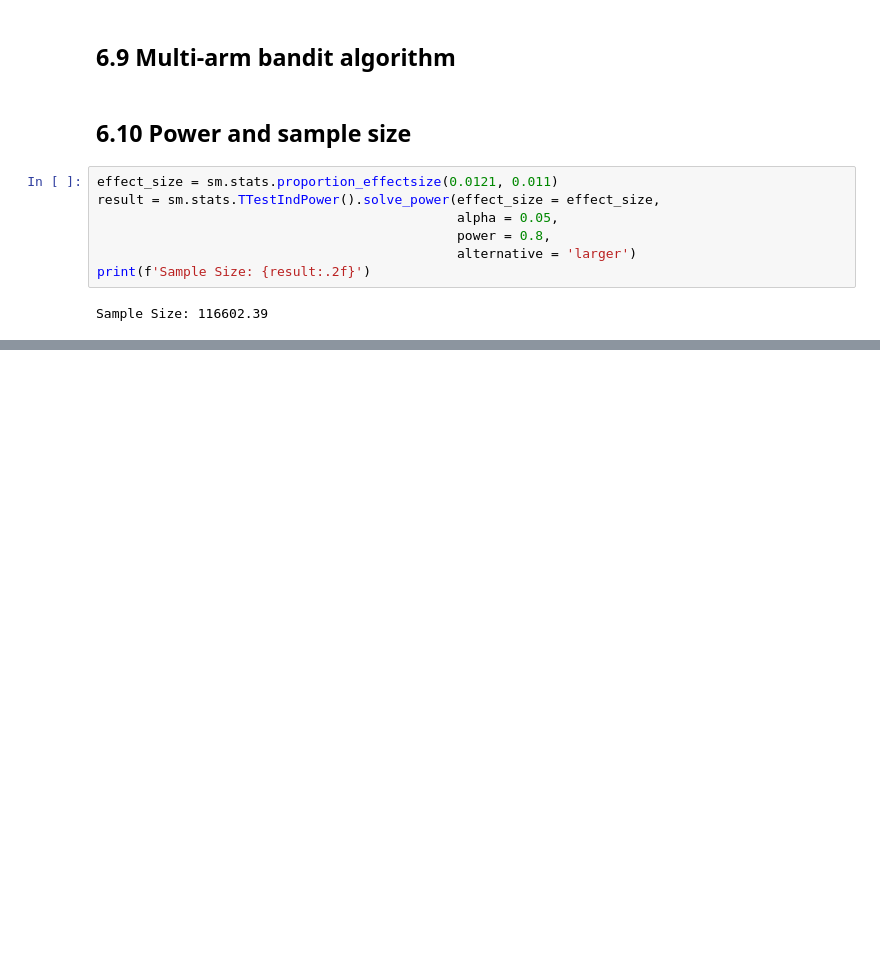
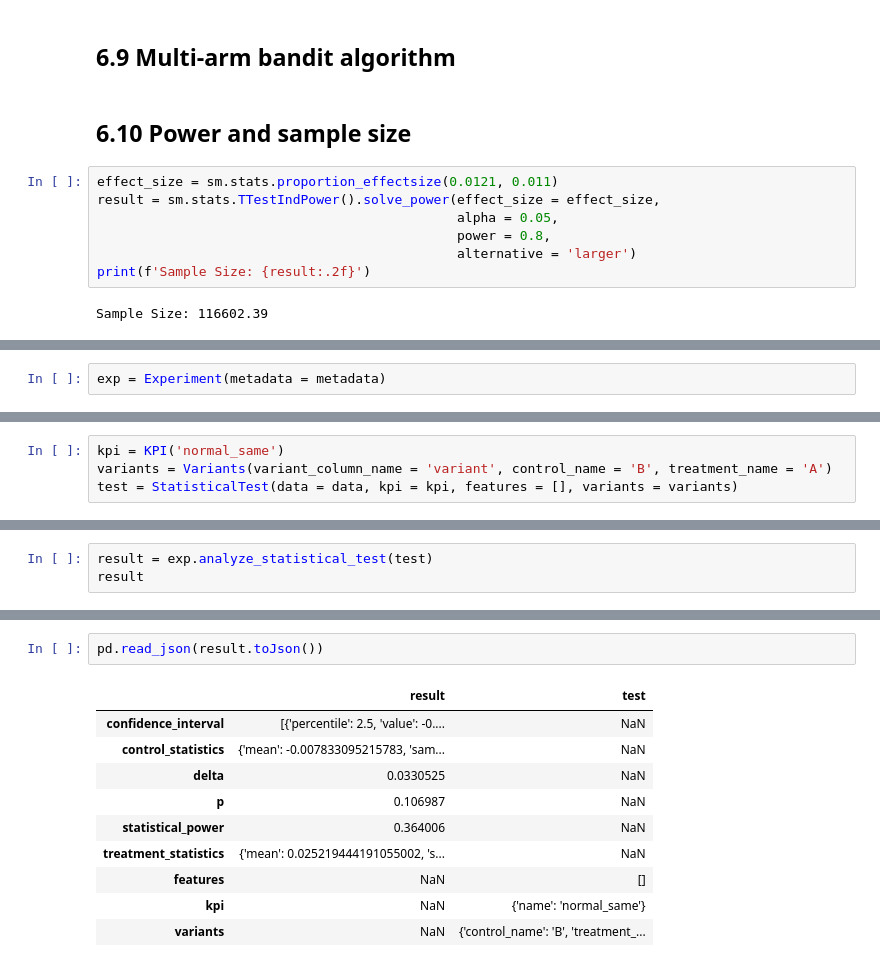
Before and after one commit to boyuan-li/BL-statistics, a Jupyter notebook: Statistics.ipynb, the cells around one changed output, grey strips where cells are left out. Cells and saved outputs as stored; diff of their text form; blank space fills up the shorter version.

```diff
--- a/Statistics.ipynb
+++ b/Statistics.ipynb
@@ -545,0 +582,2 @@ Sample Size: 116602.39
+# %%
+exp = Experiment(metadata = metadata)
@@ -545,0 +588,4 @@ Sample Size: 116602.39
+# %%
+kpi = KPI('normal_same')
+variants = Variants(variant_column_name = 'variant', control_name = 'B', treatment_name = 'A')
+test = StatisticalTest(data = data, kpi = kpi, features = [], variants = variants)
@@ -545,0 +594,3 @@ Sample Size: 116602.39
+# %%
+result = exp.analyze_statistical_test(test)
+result
@@ -545,0 +622,13 @@ Sample Size: 116602.39
+# %%
+pd.read_json(result.toJson())
+# %% [output]
+|  | result | test |
+| confidence_interval | [{'percentile': 2.5, 'value': -0.... | NaN |
+| control_statistics | {'mean': -0.007833095215783, 'sam... | NaN |
+| delta | 0.0330525 | NaN |
+| p | 0.106987 | NaN |
+| statistical_power | 0.364006 | NaN |
+| treatment_statistics | {'mean': 0.025219444191055002, 's... | NaN |
+| features | NaN | [] |
+| kpi | NaN | {'name': 'normal_same'} |
+| variants | NaN | {'control_name': 'B', 'treatment_... |
```
Also changed, not shown: parts of 44 cells of this notebook.
